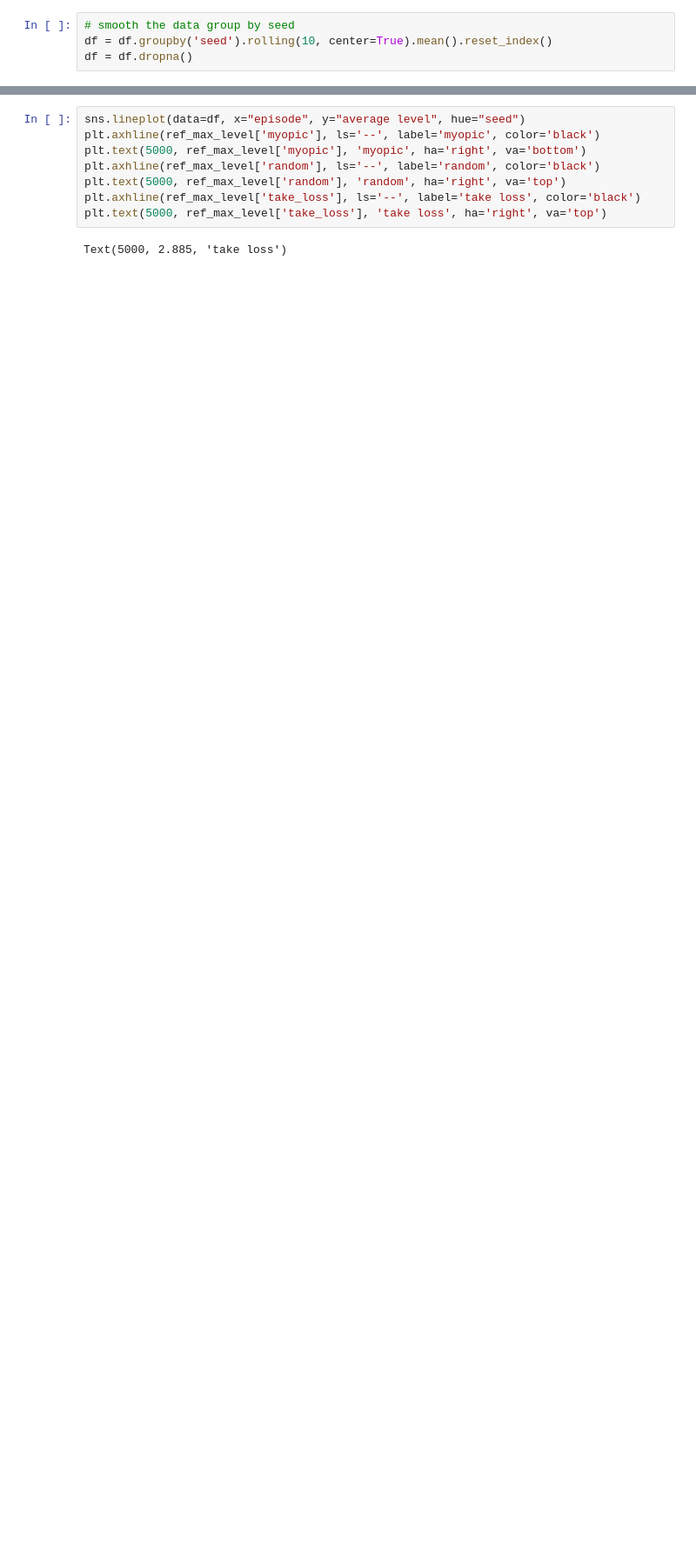
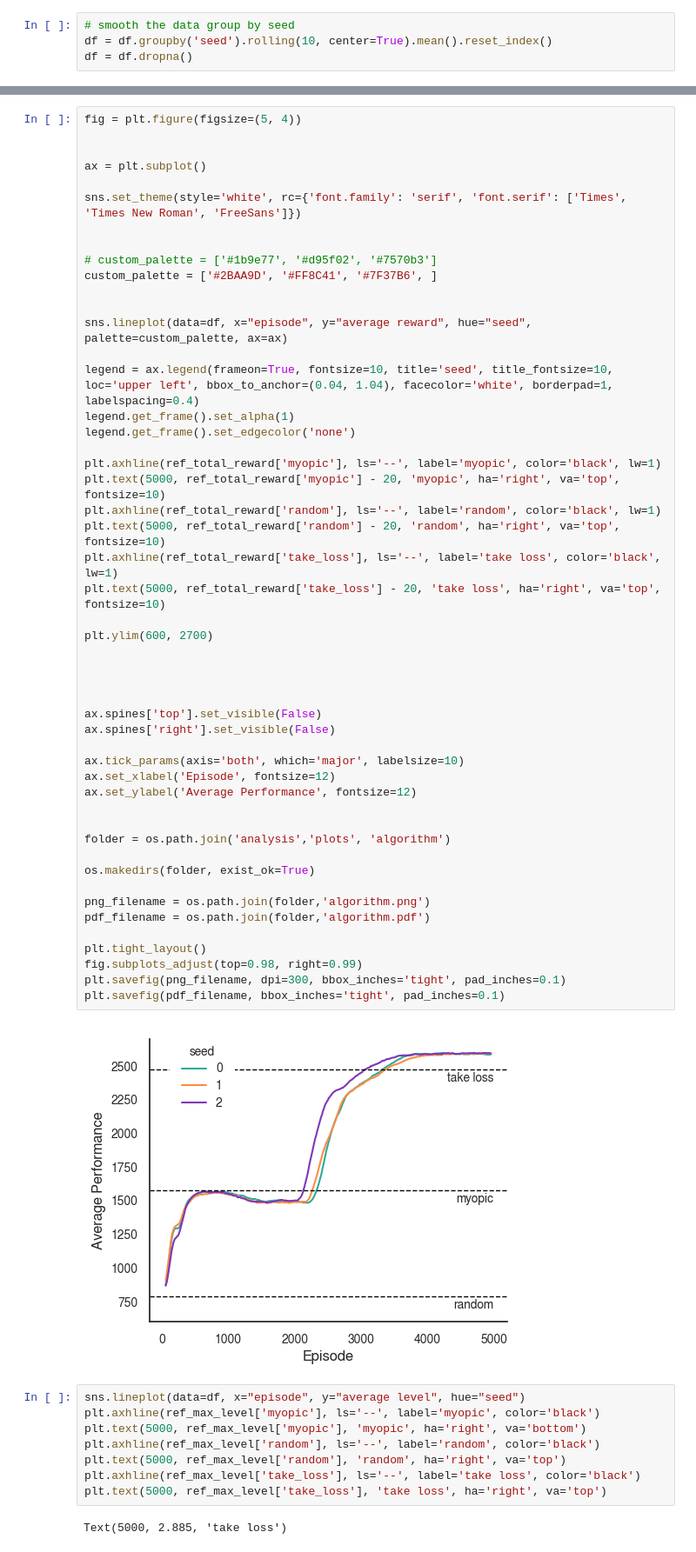
Before and after one commit to LBrinkmann/reward-network-iii, a Jupyter notebook: analysis/algorithm.ipynb, the cells around one changed output, grey strips where cells are left out. Shown at 87% size. Saved outputs shown, nothing was run; the diff lists cells and outputs as text; blank space fills up the shorter version.

```diff
--- a/analysis/algorithm.ipynb
+++ b/analysis/algorithm.ipynb
@@ -61,3 +50,55 @@ Text(5000, 2474.8, 'take loss')
+# %%
+fig = plt.figure(figsize=(5, 4))
+
+
+ax = plt.subplot()
+
+sns.set_theme(style='white', rc={'font.family': 'serif', 'font.serif': ['Times', 'Times New Roman', 'FreeSans']})
+
+
+# custom_palette = ['#1b9e77', '#d95f02', '#7570b3']
+custom_palette = ['#2BAA9D', '#FF8C41', '#7F37B6', ]
+
+
+sns.lineplot(data=df, x="episode", y="average reward", hue="seed", palette=custom_palette, ax=ax)
+
+legend = ax.legend(frameon=True, fontsize=10, title='seed', title_fontsize=10, loc='upper left', bbox_to_anchor=(0.04, 1.04), facecolor='white', borderpad=1, labelspacing=0.4)
+legend.get_frame().set_alpha(1)
+legend.get_frame().set_edgecolor('none')
+
+plt.axhline(ref_total_reward['myopic'], ls='--', label='myopic', color='black', lw=1)
+plt.text(5000, ref_total_reward['myopic'] - 20, 'myopic', ha='right', va='top', fontsize=10)
+plt.axhline(ref_total_reward['random'], ls='--', label='random', color='black', lw=1)
+plt.text(5000, ref_total_reward['random'] - 20, 'random', ha='right', va='top', fontsize=10)
+plt.axhline(ref_total_reward['take_loss'], ls='--', label='take loss', color='black', lw=1)
+plt.text(5000, ref_total_reward['take_loss'] - 20, 'take loss', ha='right', va='top', fontsize=10)
+
+plt.ylim(600, 2700)
+
+
+
+
+ax.spines['top'].set_visible(False)
+ax.spines['right'].set_visible(False)
+
+ax.tick_params(axis='both', which='major', labelsize=10)
+ax.set_xlabel('Episode', fontsize=12)
+ax.set_ylabel('Average Performance', fontsize=12)
+
+
+folder = os.path.join('analysis','plots', 'algorithm')
+
+os.makedirs(folder, exist_ok=True)
+
+png_filename = os.path.join(folder,'algorithm.png')
+pdf_filename = os.path.join(folder,'algorithm.pdf')
+
+plt.tight_layout()
+fig.subplots_adjust(top=0.98, right=0.99)
+plt.savefig(png_filename, dpi=300, bbox_inches='tight', pad_inches=0.1)
+plt.savefig(pdf_filename, bbox_inches='tight', pad_inches=0.1)
+# %% [output]
+[figure, added]
 # %%
 sns.lineplot(data=df, x="episode", y="average level", hue="seed")
 plt.axhline(ref_max_level['myopic'], ls='--', label='myopic', color='black')
```
Also changed, not shown: parts of 1 cell of this notebook, 8 other files.
